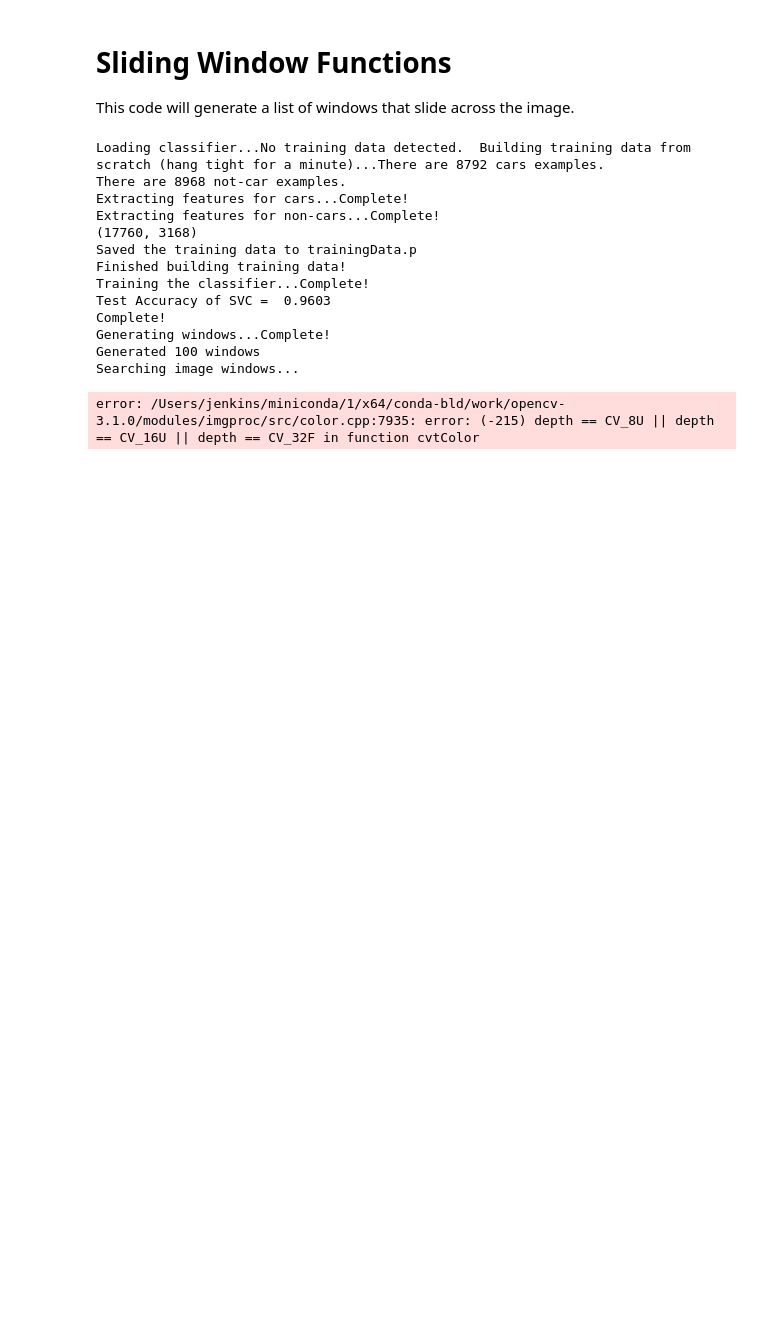
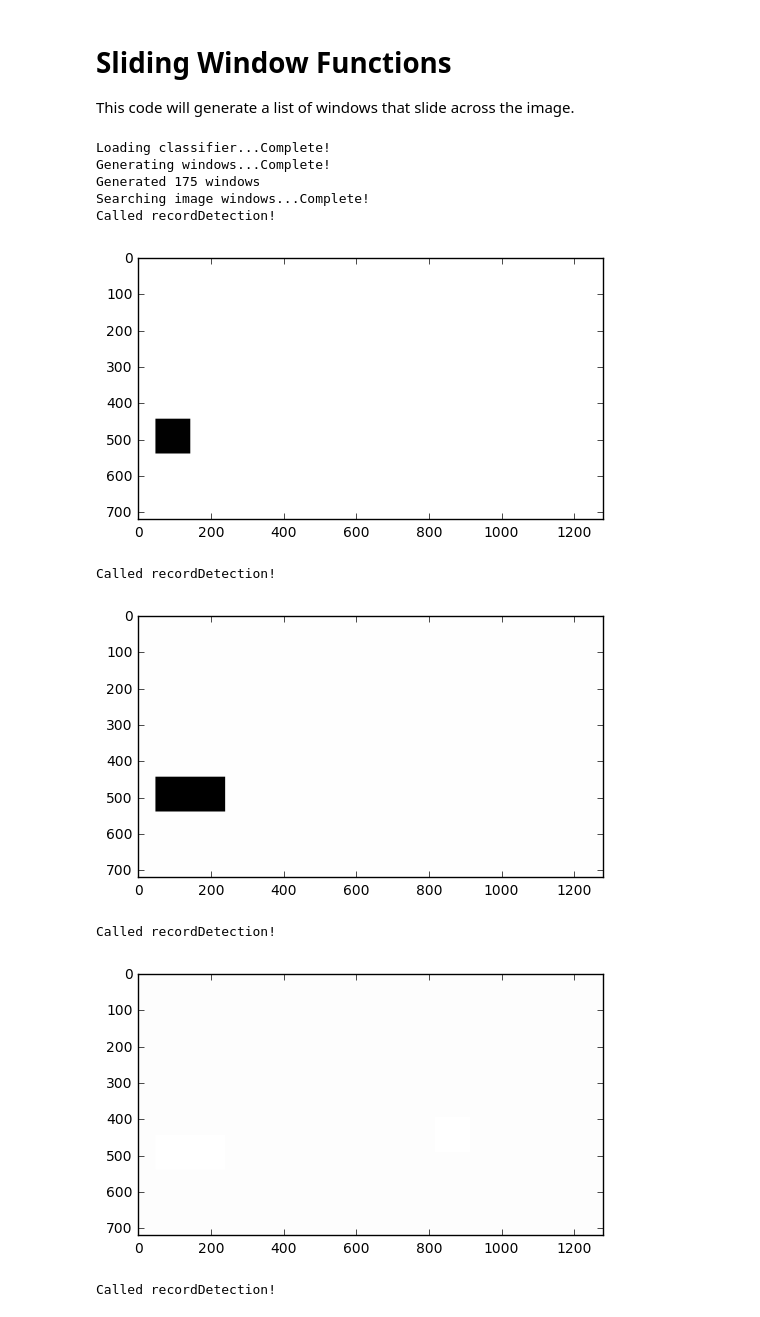
Before and after one commit to ksmith6/vehicle_detection, a Jupyter notebook: Vehicle_Detection_and_Tracking.ipynb, the cells around one changed output. Cells and saved outputs as stored; diff of their text form; code cells hidden in the pictures; blank space fills up the shorter version.

Commit message:
Created capability to process video.  Began adding heatmap implementation.

```diff
--- a/Vehicle_Detection_and_Tracking.ipynb
+++ b/Vehicle_Detection_and_Tracking.ipynb
@@ -22,4 +22,20 @@ from skimage.feature import hog
 # Define constants for the pipeline
 trainingDataFilename = "trainingData.p"
 classifierFilename = "classifier.p"
+# %%
+"""
+This is the test function for executing the overall pipeline on a single image.
+"""
+def test(image, Retrain=False, Debug=False):
+
+    if Debug:
+        print("Loading classifier...",end='')
+    clf, X_scaler = setup(Retrain=Retrain, Debug=Debug)
+    if Debug:
+        print("Complete!")
+
+    window_img = processImg(image, clf, X_scaler, Debug=Debug)
+
+    plt.imshow(window_img)
+    plt.show()
 # %%
@@ -388,29 +391,49 @@ def checkWindowForCar(img, window, clf, scaler):
+# %%
+class HeatMap():
+    def __init__(self, img):
+        self.heatmap = np.zeros_like(img)
+
+    """Process the detection of a car"""
+    def recordDetection(self, window):
+        print("Called recordDetection!")
+        decay = 1
+        growth = 2
+
+        self.heatmap = self.heatmap - decay
+        self.heatmap[np.where(self.heatmap < 0)] = 0
+
+        # Increment the selected pixels by +1
+        self.heatmap[window[0][1]:window[1][1], window[0][0]:window[1][0]] += growth
+        self.plot()
+
+    def plot(self):
+        plt.imshow(self.heatmap,cmap='gray')
+        plt.show()
 # %%
-color_space = 'HLS' # Can be RGB, HSV, LUV, HLS, YUV, YCrCb
+color_space = 'HSV' # Can be RGB, HSV, LUV, HLS, YUV, YCrCb
 orient = 12  # HOG orientations
 pix_per_cell = 8 # HOG pixels per cell
 cell_per_block = 2 # HOG cells per block
 hog_channel = 0 # Can be 0, 1, 2, or "ALL"
 spatial_size = (16, 16) # Spatial binning dimensions
 hist_bins = 16    # Number of histogram bins
 spatial_feat = True # Spatial features on or off
 hist_feat = True # Histogram features on or off
 hog_feat = True # HOG features on or off
-y_start_stop = [480, 720] # Min and max in y to search in slide_window()
+y_start_stop = [300, 720] # Min and max in y to search in slide_window()
 
-test(Retrain=True, Debug=True)
+image = mpimg.imread('test_images/test1.jpg')
+heatmap = HeatMap(image)
+test(image, Retrain=False, Debug=True)
 # %% [output]
-Loading classifier...No training data detected.  Building training data from scratch (hang tight for a minute)...There are 8792 cars examples.
-There are 8968 not-car examples.
-Extracting features for cars...Complete!
-Extracting features for non-cars...Complete!
-(17760, 3168)
-Saved the training data to trainingData.p
-Finished building training data!
-Training the classifier...Complete!
-Test Accuracy of SVC =  0.9603
-Complete!
+Loading classifier...Complete!
 Generating windows...Complete!
-Generated 100 windows
-Searching image windows...
+Generated 175 windows
+Searching image windows...Complete!
+Called recordDetection!
+[figure, added]
-error: /Users/jenkins/miniconda/1/x64/conda-bld/work/opencv-3.1.0/modules/imgproc/src/color.cpp:7935: error: (-215) depth == CV_8U || depth == CV_16U || depth == CV_32F in function cvtColor
+Called recordDetection!
+[figure, added]
+Called recordDetection!
+[figure, added]
+Called recordDetection!
```
Also changed, not shown: parts of 7 cells of this notebook.
